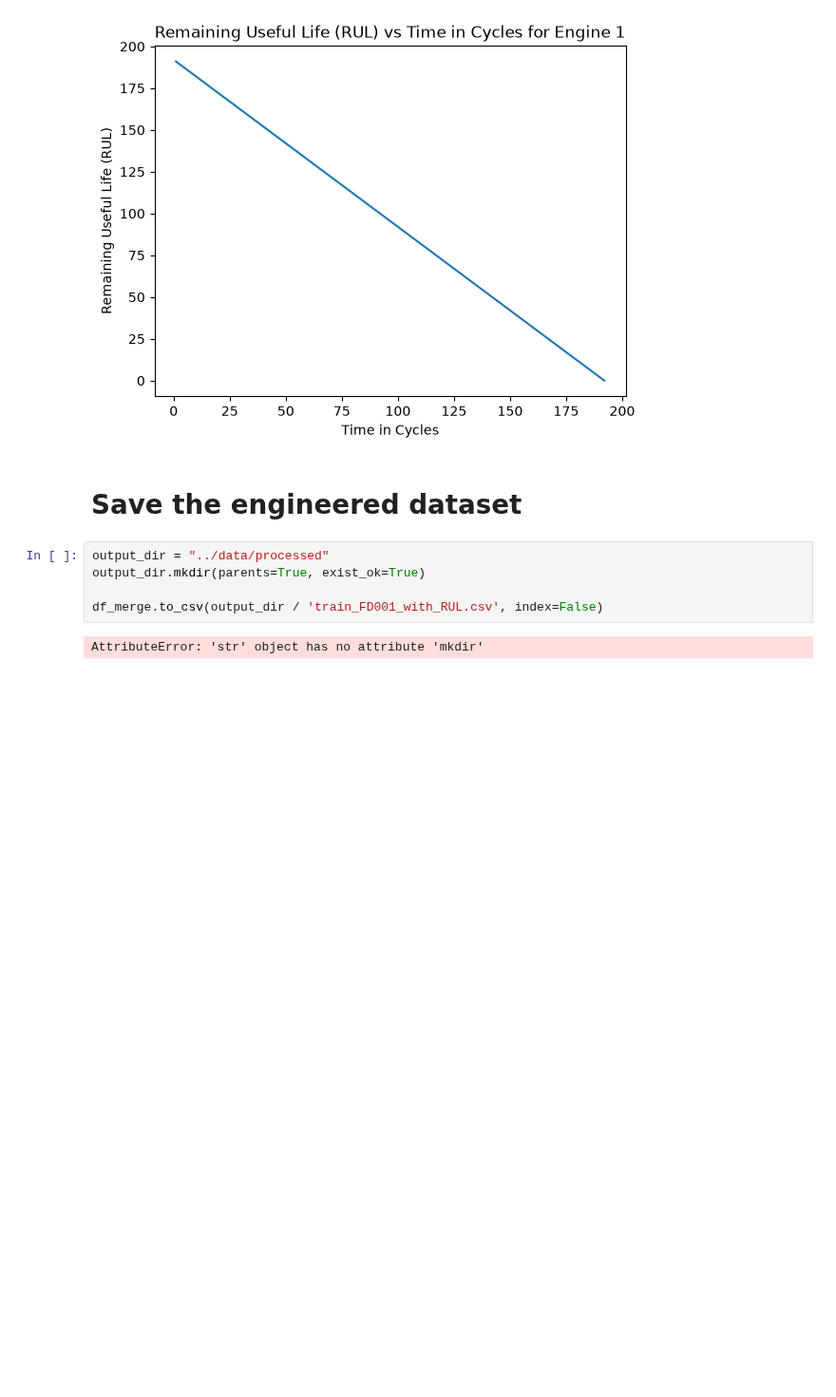
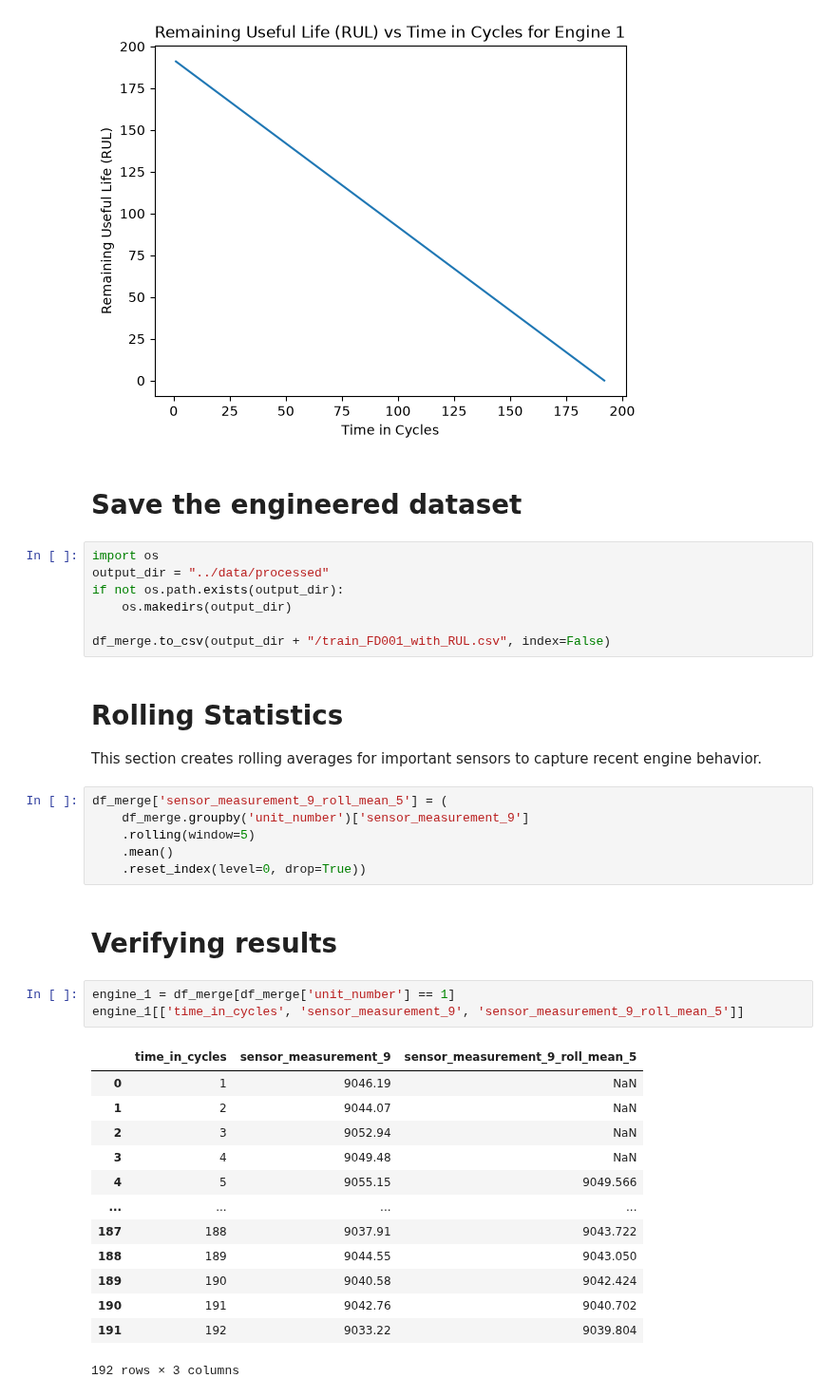
Before and after one commit to morgan-swe/Nasa-Rocket-Engine-Predictive-Maintenance, a Jupyter notebook: notebooks/05_feature_engineering.ipynb, the cells around one changed output. Shown at 95% size. Saved outputs shown, nothing was run; the diff lists cells and outputs as text; blank space fills up the shorter version.

```diff
--- a/notebooks/05_feature_engineering.ipynb
+++ b/notebooks/05_feature_engineering.ipynb
@@ -72,9 +72,38 @@ Text(0, 0.5, 'Remaining Useful Life (RUL)')
 # %% [markdown]
 # Save the engineered dataset
 # %%
+import os
 output_dir = "../data/processed"
-output_dir.mkdir(parents=True, exist_ok=True)
+if not os.path.exists(output_dir):
+    os.makedirs(output_dir)
 
-df_merge.to_csv(output_dir / 'train_FD001_with_RUL.csv', index=False)
+df_merge.to_csv(output_dir + "/train_FD001_with_RUL.csv", index=False)
-# %% [output]
-AttributeError: 'str' object has no attribute 'mkdir'
+# %% [markdown]
+# Rolling Statistics
+
+This section creates rolling averages for important sensors to capture recent engine behavior.
+# %%
+df_merge['sensor_measurement_9_roll_mean_5'] = (
+    df_merge.groupby('unit_number')['sensor_measurement_9']
+    .rolling(window=5)
+    .mean()
+    .reset_index(level=0, drop=True))
+# %% [markdown]
+# Verifying results
+# %%
+engine_1 = df_merge[df_merge['unit_number'] == 1]
+engine_1[['time_in_cycles', 'sensor_measurement_9', 'sensor_measurement_9_roll_mean_5']]
+# %% [output]
+|  | time_in_cycles | sensor_measurement_9 | sensor_measurement_9_roll_mean_5 |
+| 0 | 1 | 9046.19 | NaN |
+| 1 | 2 | 9044.07 | NaN |
+| 2 | 3 | 9052.94 | NaN |
+| 3 | 4 | 9049.48 | NaN |
+| 4 | 5 | 9055.15 | 9049.566 |
+| ... | ... | ... | ... |
+| 187 | 188 | 9037.91 | 9043.722 |
+| 188 | 189 | 9044.55 | 9043.050 |
+| 189 | 190 | 9040.58 | 9042.424 |
+| 190 | 191 | 9042.76 | 9040.702 |
+| 191 | 192 | 9033.22 | 9039.804 |
+192 rows × 3 columns
```
Also changed, not shown: parts of 3 cells of this notebook.
